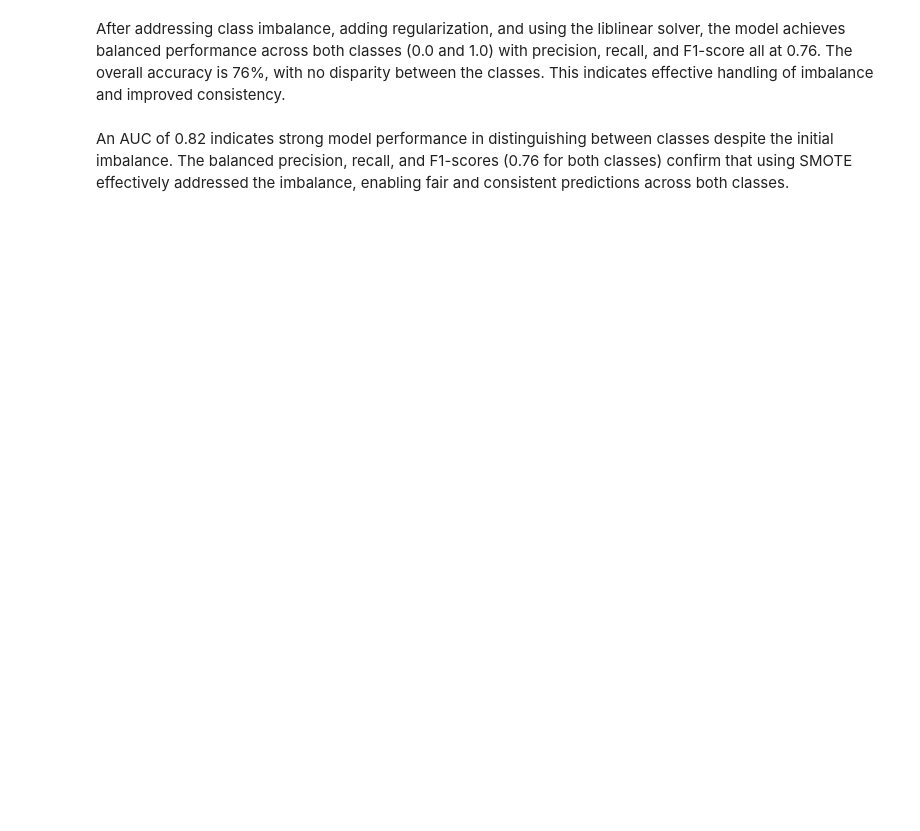
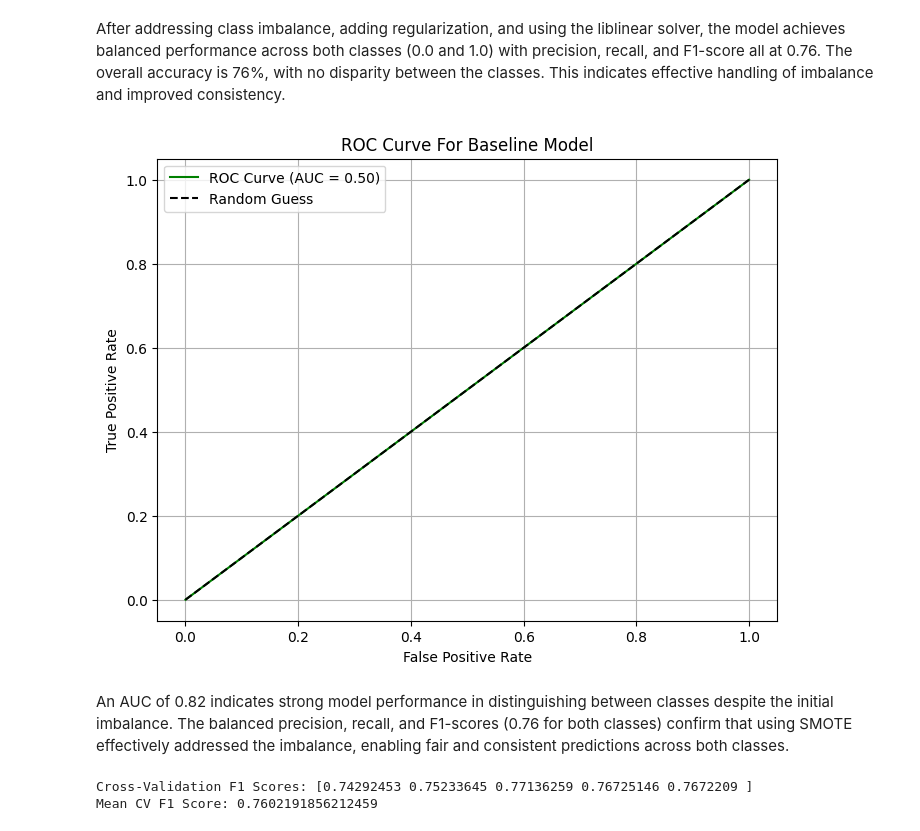
Before and after one commit to Damarispaul/prj-p3, a Jupyter notebook: Student.ipynb, the cells around one changed output. Saved outputs shown, nothing was run; the diff lists cells and outputs as text; code cells hidden in the pictures; blank space fills up the shorter version.

```diff
--- a/Student.ipynb
+++ b/Student.ipynb
@@ -560,23 +625,30 @@ print(classification_report(y_train_resampled, y_pred))
 After addressing class imbalance, adding regularization, and using the liblinear solver, the model achieves balanced performance across both classes (0.0 and 1.0) with precision, recall, and F1-score all at 0.76. The overall accuracy is 76%, with no disparity between the classes. This indicates effective handling of imbalance and improved consistency.
 # %%
 # Predict probabilities for the positive class on the resampled and scaled training set
-y_prob = logreg.predict_proba(X_train_scaled)[:, 1]
+# Roc AUC
+y_prob = logreg.predict_proba(X_train)[:, 1]
+fpr, tpr, thresholds = roc_curve(y_train, y_prob)
+auc = roc_auc_score(y_train, y_prob)
 
-# Compute FPR, TPR, and thresholds
-fpr, tpr, thresholds = roc_curve(y_train_resampled, y_prob)
-
-# Compute the AUC score
-auc = roc_auc_score(y_train_resampled, y_prob)
-
-# Plot the ROC Curve
+# Plotting the ROC Curve
 plt.figure(figsize=(8, 6))
-plt.plot(fpr, tpr, color='blue', label=f'ROC Curve (AUC = {auc:.2f})')
-plt.plot([0, 1], [0, 1], color='red', linestyle='--', label='Random Guess')
-plt.xlabel('False Positive Rate')
-plt.ylabel('True Positive Rate')
-plt.title('ROC Curve for Logistic Regression')
+plt.plot(fpr, tpr, color="green", label=f'ROC Curve (AUC = {auc:.2f})')
+plt.plot([0, 1], [0, 1], color='k', linestyle='--', label='Random Guess')
+plt.xlabel("False Positive Rate")
+plt.ylabel("True Positive Rate")
+plt.title("ROC Curve For Baseline Model")
 plt.legend()
 plt.grid()
 plt.show()
+# %% [output]
+[figure, added]
 # %% [markdown]
 An AUC of 0.82 indicates strong model performance in distinguishing between classes despite the initial imbalance. The balanced precision, recall, and F1-scores (0.76 for both classes) confirm that using SMOTE effectively addressed the imbalance, enabling fair and consistent predictions across both classes.
+# %%
+
+cv_scores = cross_val_score(logreg, X_train_scaled, y_train_resampled, cv=5, scoring='f1')
+print(f"Cross-Validation F1 Scores: {cv_scores}")
+print(f"Mean CV F1 Score: {cv_scores.mean()}")
+# %% [output]
+Cross-Validation F1 Scores: [0.74292453 0.75233645 0.77136259 0.76725146 0.7672209 ]
+Mean CV F1 Score: 0.7602191856212459
```
Also changed, not shown: parts of 37 cells of this notebook, 3 other files.
